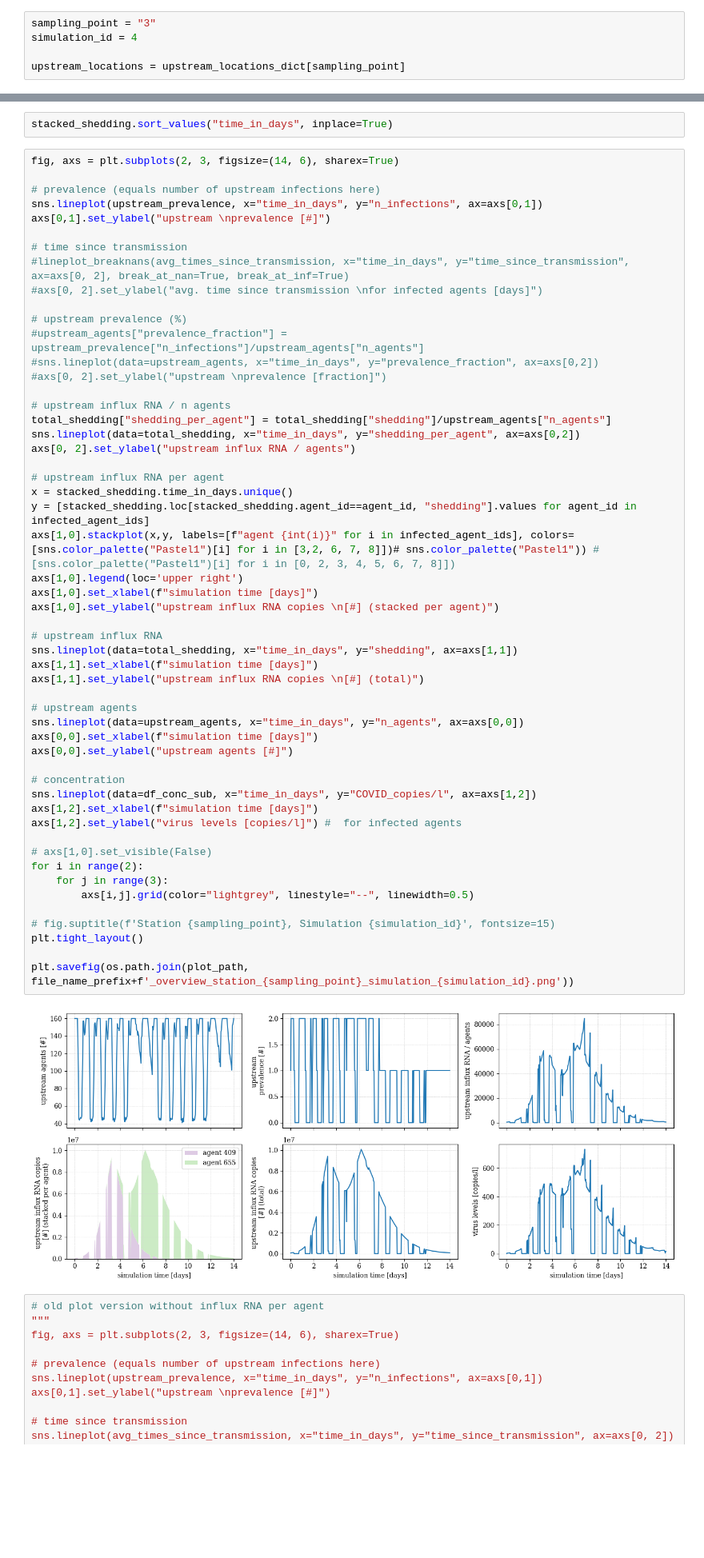
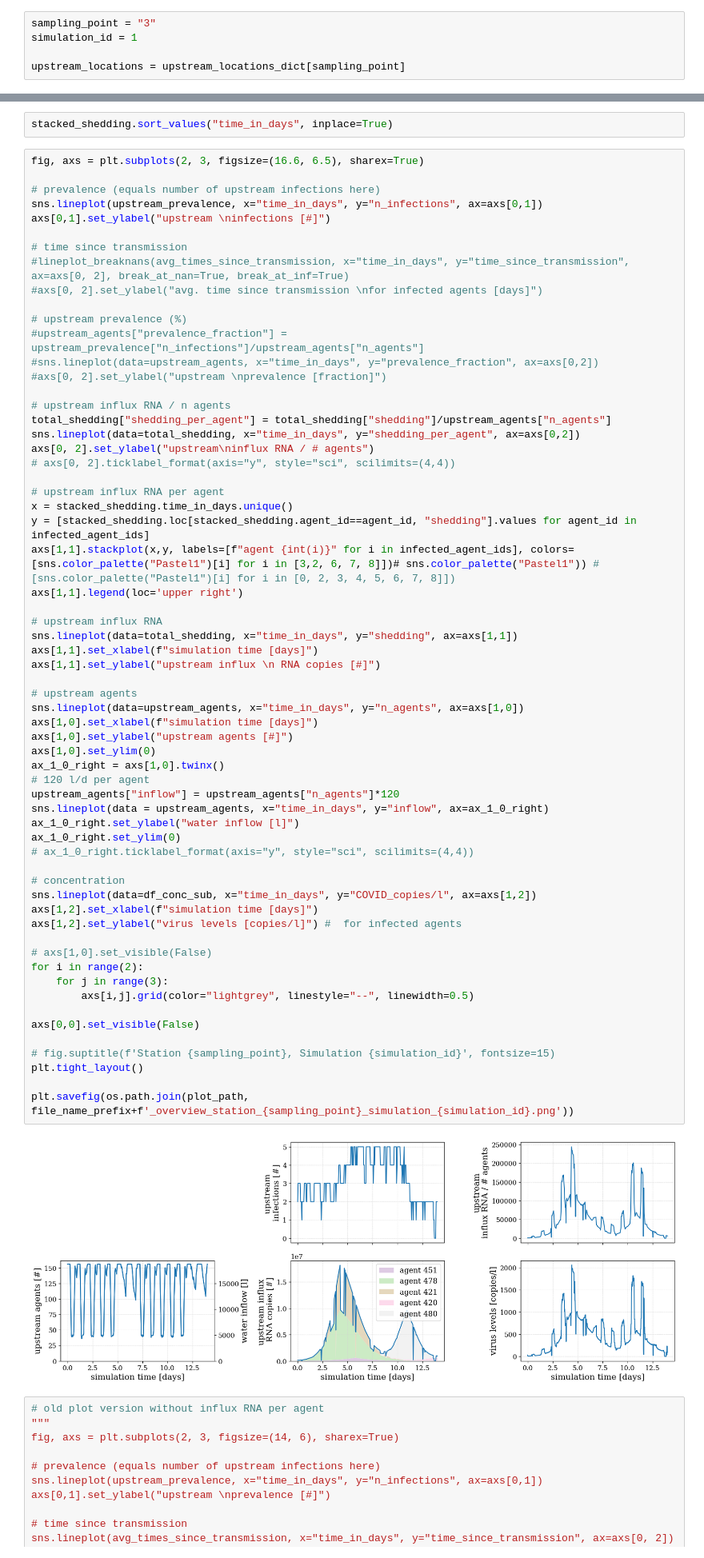
Before and after one commit to inside-consortium/inside_demonstrator, a Jupyter notebook: analysis/scripts/2_analyze_one_simulation_in_depth.ipynb, the cells around one changed output, grey strips where cells are left out. Shown at 80% size. Cells and saved outputs as stored; diff of their text form; blank space fills up the shorter version.

```diff
--- a/analysis/scripts/2_analyze_one_simulation_in_depth.ipynb
+++ b/analysis/scripts/2_analyze_one_simulation_in_depth.ipynb
@@ -124,7 +122,7 @@ def load_infection_path_information(simulation_id, experiment_series):
 #### Analysis for 1 simulation
 # %%
 sampling_point = "3"
-simulation_id = 4
+simulation_id = 1
 
 upstream_locations = upstream_locations_dict[sampling_point]
 # %%
@@ -221,11 +219,11 @@ stacked_shedding["shedding"] = stacked_shedding["shedding"].fillna(0)
 # %%
 stacked_shedding.sort_values("time_in_days", inplace=True)
 # %%
-fig, axs = plt.subplots(2, 3, figsize=(14, 6), sharex=True)
+fig, axs = plt.subplots(2, 3, figsize=(16.6, 6.5), sharex=True)
 
 # prevalence (equals number of upstream infections here)
 sns.lineplot(upstream_prevalence, x="time_in_days", y="n_infections", ax=axs[0,1])
-axs[0,1].set_ylabel("upstream \nprevalence [#]")
+axs[0,1].set_ylabel("upstream \ninfections [#]")
 
 # time since transmission
 #lineplot_breaknans(avg_times_since_transmission, x="time_in_days", y="time_since_transmission", ax=axs[0, 2], break_at_nan=True, break_at_inf=True)
@@ -238,43 +236,52 @@ axs[0,1].set_ylabel("upstream \nprevalence [#]")
 
 # upstream influx RNA / n agents
 total_shedding["shedding_per_agent"] = total_shedding["shedding"]/upstream_agents["n_agents"]
 sns.lineplot(data=total_shedding, x="time_in_days", y="shedding_per_agent", ax=axs[0,2])
-axs[0, 2].set_ylabel("upstream influx RNA / agents")
+axs[0, 2].set_ylabel("upstream\ninflux RNA / # agents")
+# axs[0, 2].ticklabel_format(axis="y", style="sci", scilimits=(4,4))
 
 # upstream influx RNA per agent
 x = stacked_shedding.time_in_days.unique()
 y = [stacked_shedding.loc[stacked_shedding.agent_id==agent_id, "shedding"].values for agent_id in infected_agent_ids]
-axs[1,0].stackplot(x,y, labels=[f"agent {int(i)}" for i in infected_agent_ids], colors=[sns.color_palette("Pastel1")[i] for i in [3,2, 6, 7, 8]])# sns.color_palette("Pastel1")) # [sns.color_palette("Pastel1")[i] for i in [0, 2, 3, 4, 5, 6, 7, 8]])
-axs[1,0].legend(loc='upper right')
-axs[1,0].set_xlabel(f"simulation time [days]")
-axs[1,0].set_ylabel("upstream influx RNA copies \n[#] (stacked per agent)")
+axs[1,1].stackplot(x,y, labels=[f"agent {int(i)}" for i in infected_agent_ids], colors=[sns.color_palette("Pastel1")[i] for i in [3,2, 6, 7, 8]])# sns.color_palette("Pastel1")) # [sns.color_palette("Pastel1")[i] for i in [0, 2, 3, 4, 5, 6, 7, 8]])
+axs[1,1].legend(loc='upper right')
 
 # upstream influx RNA
 sns.lineplot(data=total_shedding, x="time_in_days", y="shedding", ax=axs[1,1])
 axs[1,1].set_xlabel(f"simulation time [days]")
-axs[1,1].set_ylabel("upstream influx RNA copies \n[#] (total)")
+axs[1,1].set_ylabel("upstream influx \n RNA copies [#]")
 
 # upstream agents
-sns.lineplot(data=upstream_agents, x="time_in_days", y="n_agents", ax=axs[0,0])
-axs[0,0].set_xlabel(f"simulation time [days]")
-axs[0,0].set_ylabel("upstream agents [#]")
+sns.lineplot(data=upstream_agents, x="time_in_days", y="n_agents", ax=axs[1,0])
+axs[1,0].set_xlabel(f"simulation time [days]")
+axs[1,0].set_ylabel("upstream agents [#]")
+axs[1,0].set_ylim(0)
+ax_1_0_right = axs[1,0].twinx()
+# 120 l/d per agent
+upstream_agents["inflow"] = upstream_agents["n_agents"]*120
+sns.lineplot(data = upstream_agents, x="time_in_days", y="inflow", ax=ax_1_0_right)
+ax_1_0_right.set_ylabel("water inflow [l]")
+ax_1_0_right.set_ylim(0)
+# ax_1_0_right.ticklabel_format(axis="y", style="sci", scilimits=(4,4))
 
 # concentration
 sns.lineplot(data=df_conc_sub, x="time_in_days", y="COVID_copies/l", ax=axs[1,2])
 axs[1,2].set_xlabel(f"simulation time [days]")
 axs[1,2].set_ylabel("virus levels [copies/l]") #  for infected agents
 
 # axs[1,0].set_visible(False)
 for i in range(2):
     for j in range(3):
         axs[i,j].grid(color="lightgrey", linestyle="--", linewidth=0.5)
 
+axs[0,0].set_visible(False)
+
 # fig.suptitle(f'Station {sampling_point}, Simulation {simulation_id}', fontsize=15)
 plt.tight_layout()
 
 plt.savefig(os.path.join(plot_path, file_name_prefix+f'_overview_station_{sampling_point}_simulation_{simulation_id}.png'))
 # %% [output]
-[figure, old version]
+[figure, new version]
 # %%
 # old plot version without influx RNA per agent
 """
```
Also changed, not shown: parts of 2 cells of this notebook, 1 other file.
